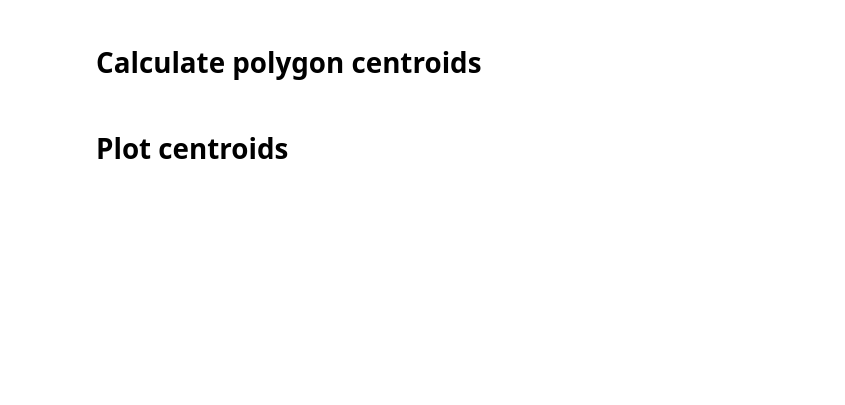
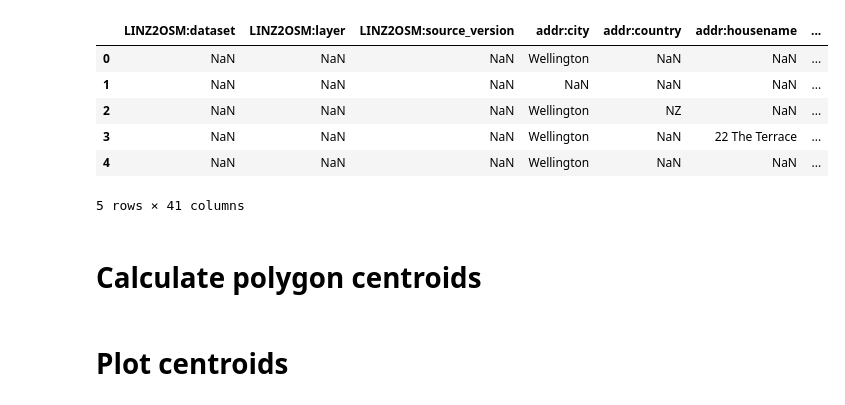
Before and after one commit to shriv/spatial-plays, a Jupyter notebook: Exploring OSM Ways.ipynb, the cells around one changed output. Cells and saved outputs as stored; diff of their text form; code cells hidden in the pictures; blank space fills up the shorter version.

```diff
--- a/Exploring OSM Ways.ipynb
+++ b/Exploring OSM Ways.ipynb
@@ -52,3 +88,15 @@ osmdf = dp.get_osm_data(compactOverpassQLstring, osm_bbox, osm_objects)
+# %%
+# Get Data
+osmdf = dp.get_osm_data(compactOverpassQLstring, osm_bbox, osm_objects)
+osmdf.head()
+# %% [output]
+|  | LINZ2OSM:dataset | LINZ2OSM:layer | LINZ2OSM:source_version | addr:city | addr:country | addr:housename | ... |
+| 0 | NaN | NaN | NaN | Wellington | NaN | NaN | ... |
+| 1 | NaN | NaN | NaN | NaN | NaN | NaN | ... |
+| 2 | NaN | NaN | NaN | Wellington | NZ | NaN | ... |
+| 3 | NaN | NaN | NaN | Wellington | NaN | 22 The Terrace | ... |
+| 4 | NaN | NaN | NaN | Wellington | NaN | NaN | ... |
+5 rows × 41 columns
 # %% [markdown]
 # Calculate polygon centroids
 # %%
```
Also changed, not shown: parts of 22 cells of this notebook, 1 other file.
